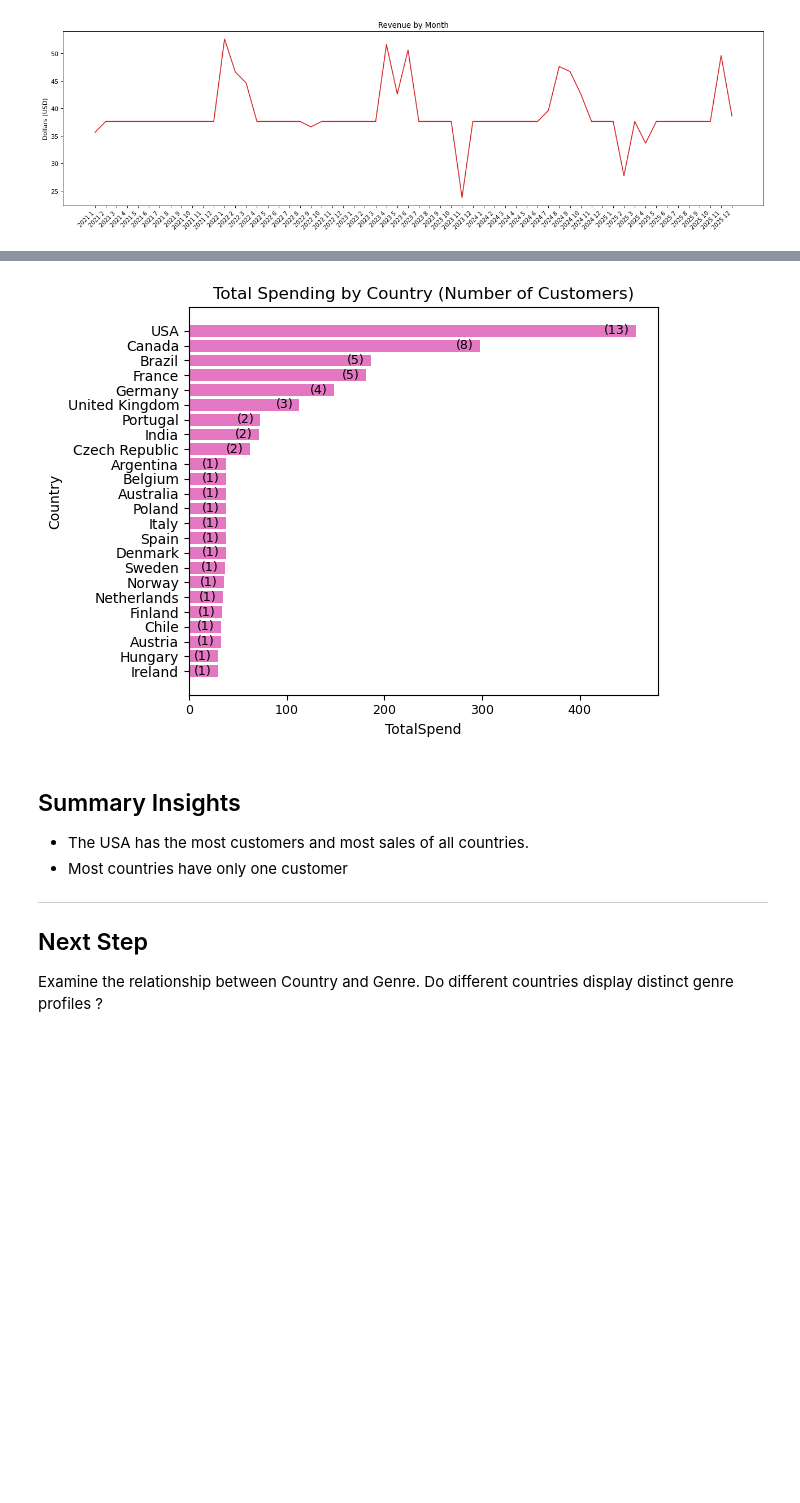
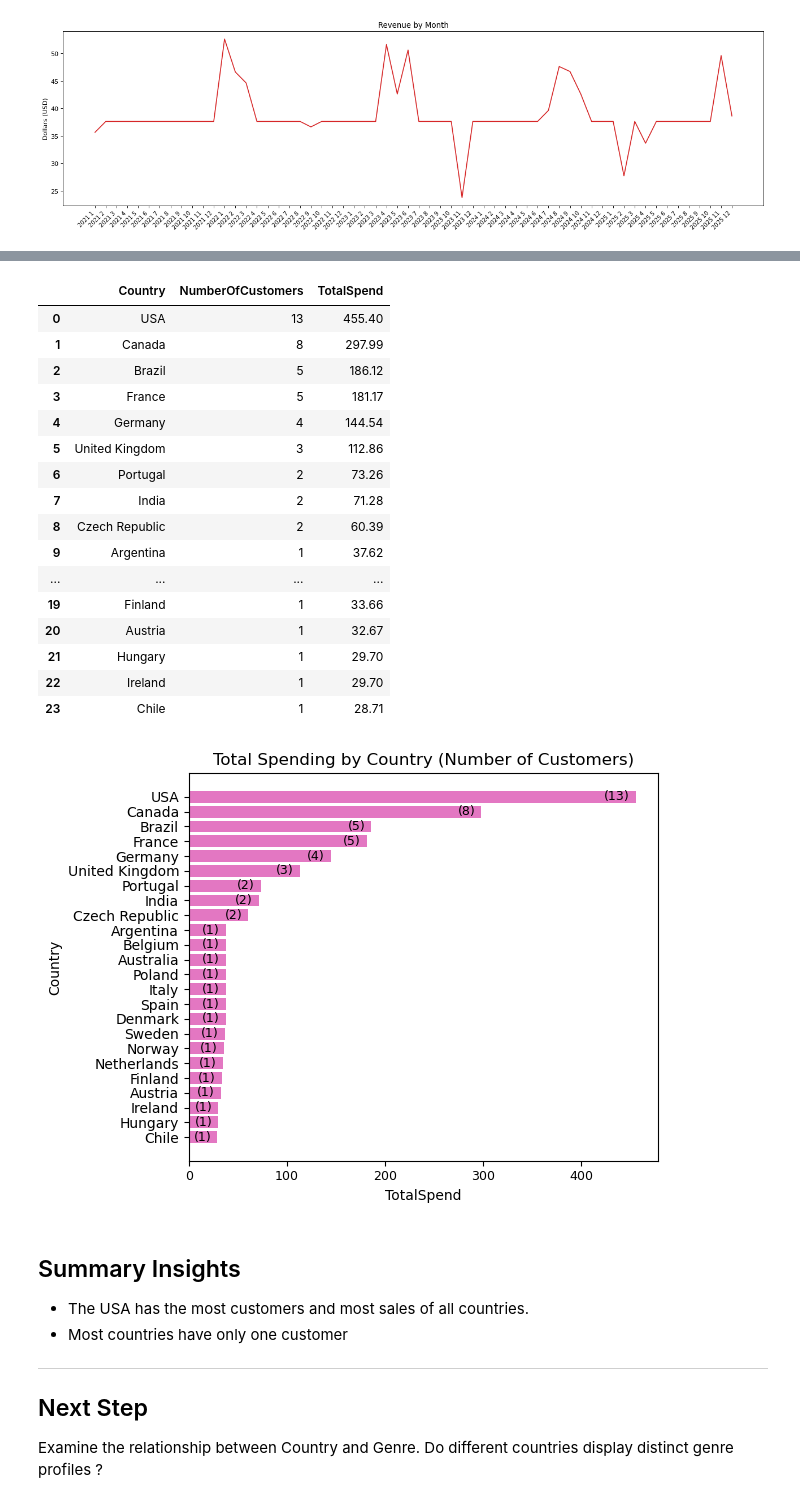
Before and after one commit to bpgodsil/sql-chinook-project, a Jupyter notebook: ChinookSQLProject.ipynb, the cells around one changed output, grey strips where cells are left out. Cells and saved outputs as stored; diff of their text form; code cells hidden in the pictures; blank space fills up the shorter version.

```diff
--- a/ChinookSQLProject.ipynb
+++ b/ChinookSQLProject.ipynb
@@ -268,3 +323,37 @@ country_sales.head(24)
+# %%
+# calculate the total numer of customers and the total sales in each country
+query = """
+    SELECT c.Country,
+           COUNT(DISTINCT c.CustomerID) AS NumberOfCustomers,
+           SUM(il.UnitPrice * il.Quantity) AS TotalSpend
+    FROM customer AS c
+    JOIN invoice AS i ON c.CustomerID = i.CustomerID
+    JOIN invoiceline_music AS il ON i.InvoiceID = il.InvoiceID
+    JOIN track_music AS tr ON il.TrackID = tr.TrackID
+    JOIN genre_music AS ge ON tr.GenreID = ge.GenreID
+    GROUP BY c.Country
+    ORDER BY SUM(i.Total) DESC, COUNT(c.CustomerID) DESC;
+"""
+country_sales = pd.read_sql_query(query, engine)
+country_sales.head(24)
+# %% [output]
+|  | Country | NumberOfCustomers | TotalSpend |
+| 0 | USA | 13 | 455.40 |
+| 1 | Canada | 8 | 297.99 |
+| 2 | Brazil | 5 | 186.12 |
+| 3 | France | 5 | 181.17 |
+| 4 | Germany | 4 | 144.54 |
+| 5 | United Kingdom | 3 | 112.86 |
+| 6 | Portugal | 2 | 73.26 |
+| 7 | India | 2 | 71.28 |
+| 8 | Czech Republic | 2 | 60.39 |
+| 9 | Argentina | 1 | 37.62 |
+| ... | ... | ... | ... |
+| 19 | Finland | 1 | 33.66 |
+| 20 | Austria | 1 | 32.67 |
+| 21 | Hungary | 1 | 29.70 |
+| 22 | Ireland | 1 | 29.70 |
+| 23 | Chile | 1 | 28.71 |
 # %%
 # horizontal bar chart of total spending of each country on music artists
 # number of customers per country shown in parenthesis on heach bar
@@ -288,7 +377,7 @@ plt.title("Total Spending by Country (Number of Customers)")
 plt.tight_layout()
 plt.show()
 # %% [output]
-[figure, old version]
+[figure, new version]
 # %% [markdown]
 ## Summary Insights
 
```
Also changed, not shown: parts of 23 cells of this notebook, 1 other file.
